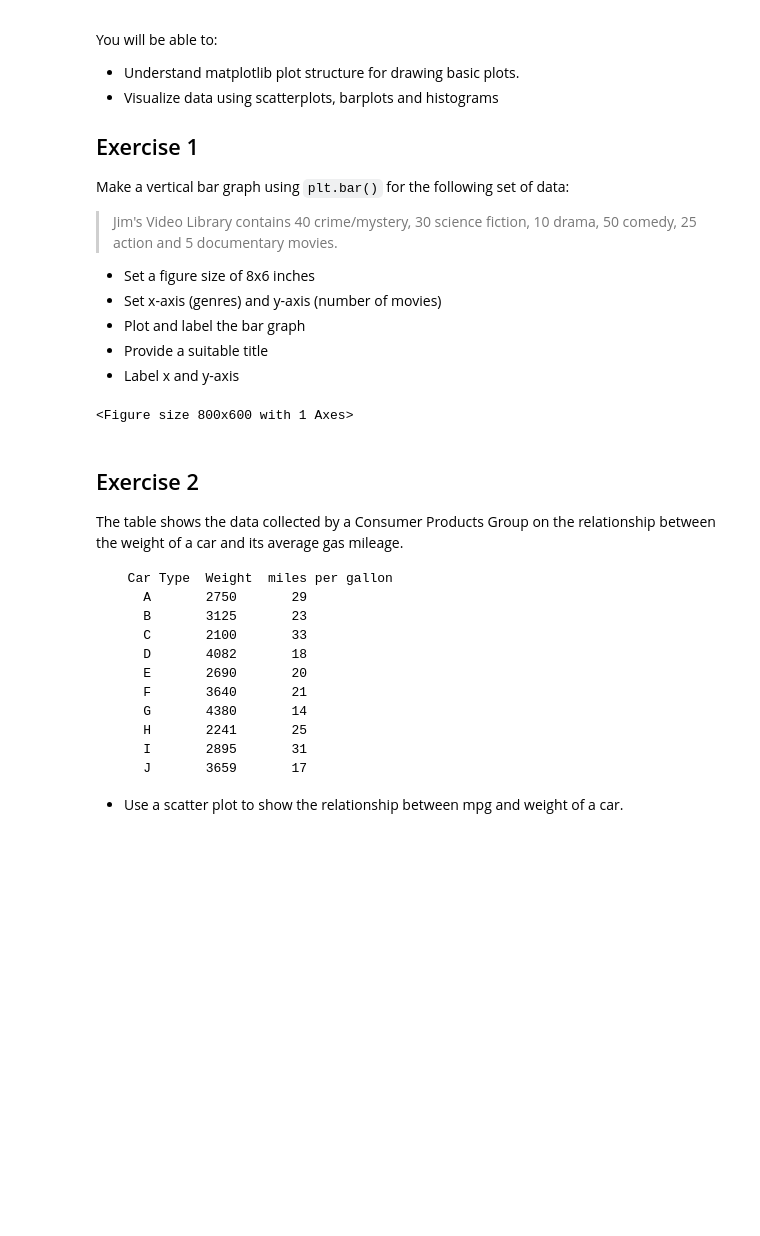
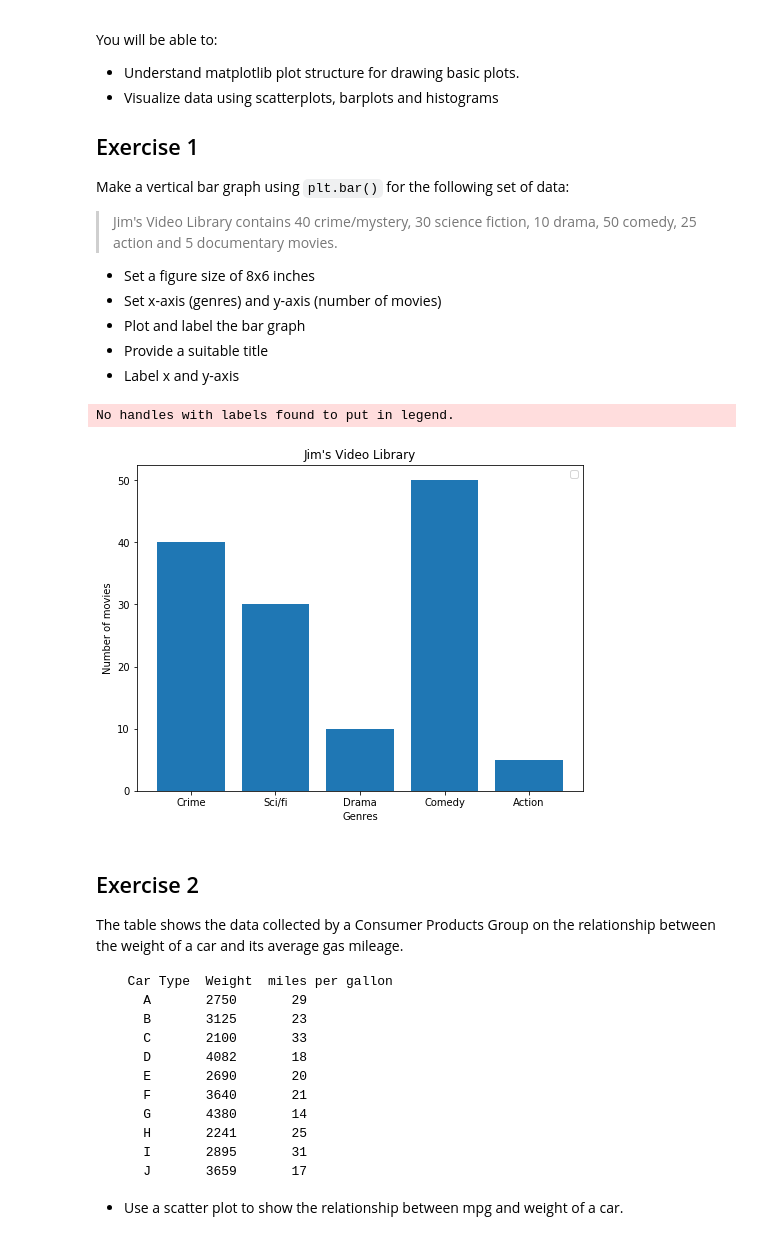
Before and after one commit to georginasampson/dsc-data-viz-lab-nyc-ds-career-042219, a Jupyter notebook: index.ipynb, the cells around one changed output. Cells and saved outputs as stored; diff of their text form; code cells hidden in the pictures; blank space fills up the shorter version.

```diff
--- a/index.ipynb
+++ b/index.ipynb
@@ -23,28 +23,29 @@ Make a vertical bar graph using `plt.bar()` for the following set of data:
 # %%
 import numpy as np
 import matplotlib.pyplot as plt
 
 y = [40,30,10,50,5]
 labels = ['Crime', 'Sci/fi', 'Drama', 'Comedy', 'Action', 'Documentary' ]
 
 x = np.arange(len(y))
 
 
 plt.figure(figsize =(8,6))
 
 
 
 plt.bar(x, y)
 
 plt.title('Jim\'s Video Library')
 plt.ylabel('Number of movies')
 plt.xlabel('Genres')
 plt.xticks(x, labels)
-
+plt.legend()
 
 plt.show()
 # %% [output]
-<Figure size 800x600 with 1 Axes>
+No handles with labels found to put in legend.
+[figure, added]
 # %% [markdown]
 ## Exercise 2
 
```
